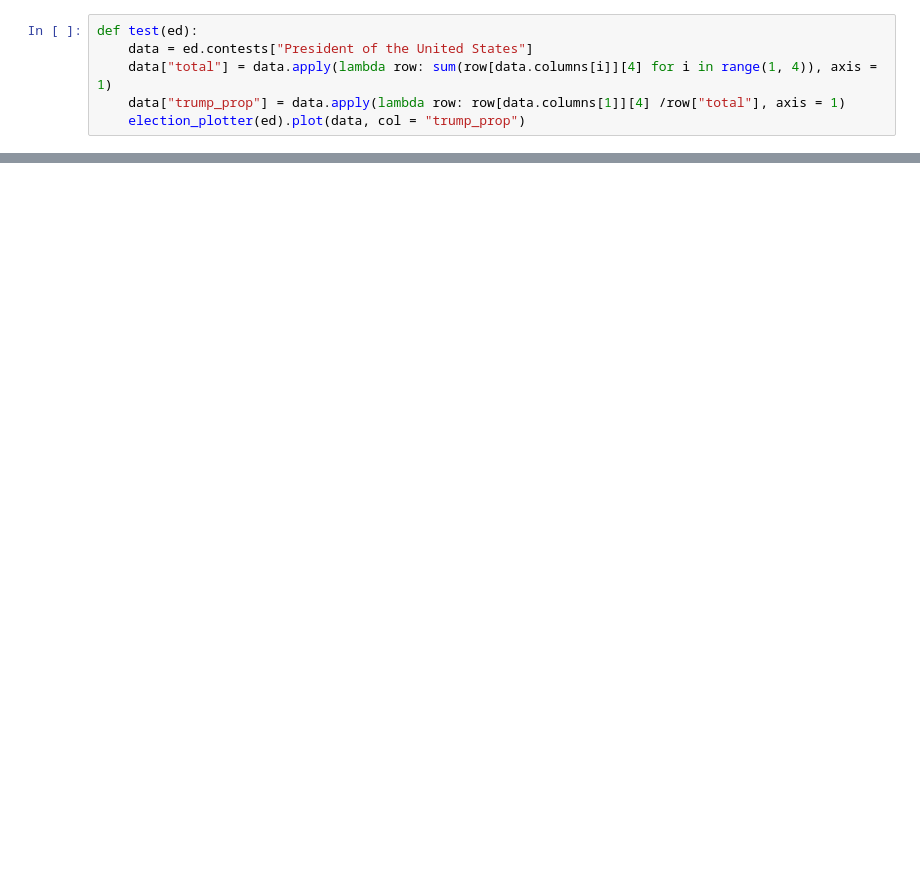
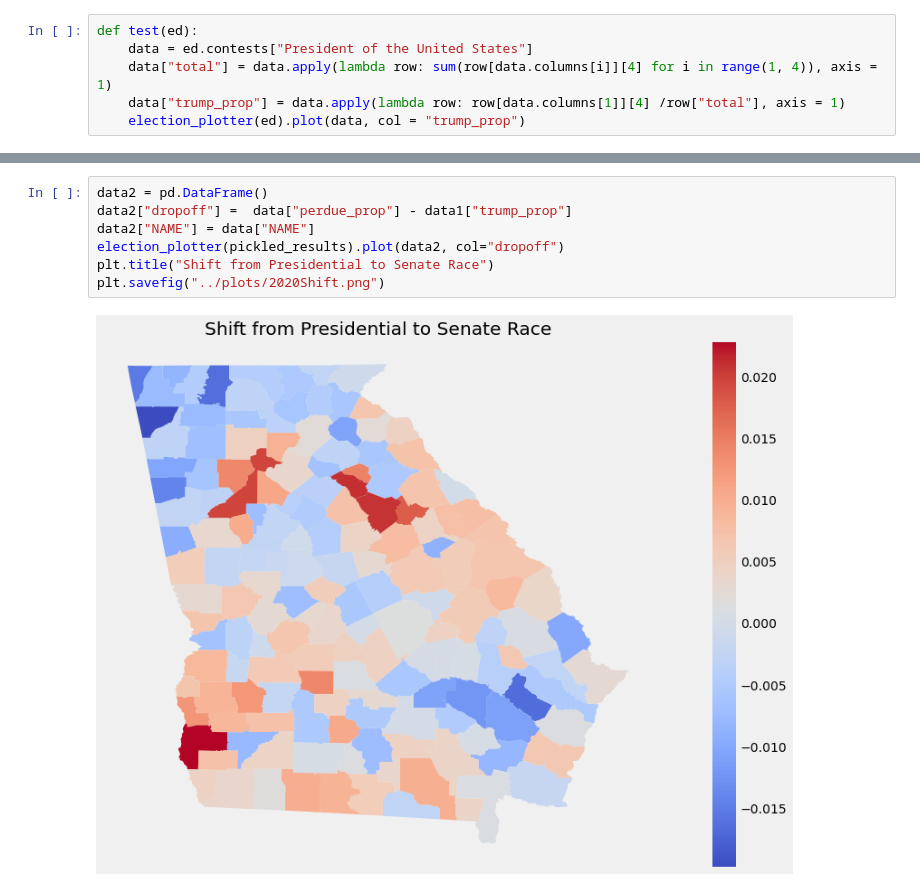
Before and after one commit to ayush-kumar-1/georgia-elections-project, a Jupyter notebook: notebooks/election_utils.ipynb, the cells around one changed output, grey strips where cells are left out. Drawn from its saved outputs; the diff is of its cells as text; blank space fills up the shorter version.

```diff
--- a/notebooks/election_utils.ipynb
+++ b/notebooks/election_utils.ipynb
@@ -140,0 +165,9 @@ test(pickled_results)
+# %%
+data2 = pd.DataFrame()
+data2["dropoff"] =  data["perdue_prop"] - data1["trump_prop"]
+data2["NAME"] = data["NAME"]
+election_plotter(pickled_results).plot(data2, col="dropoff")
+plt.title("Shift from Presidential to Senate Race")
+plt.savefig("../plots/2020Shift.png")
+# %% [output]
+[figure, added]
```
Also changed, not shown: parts of 8 cells of this notebook, 5 other files.
